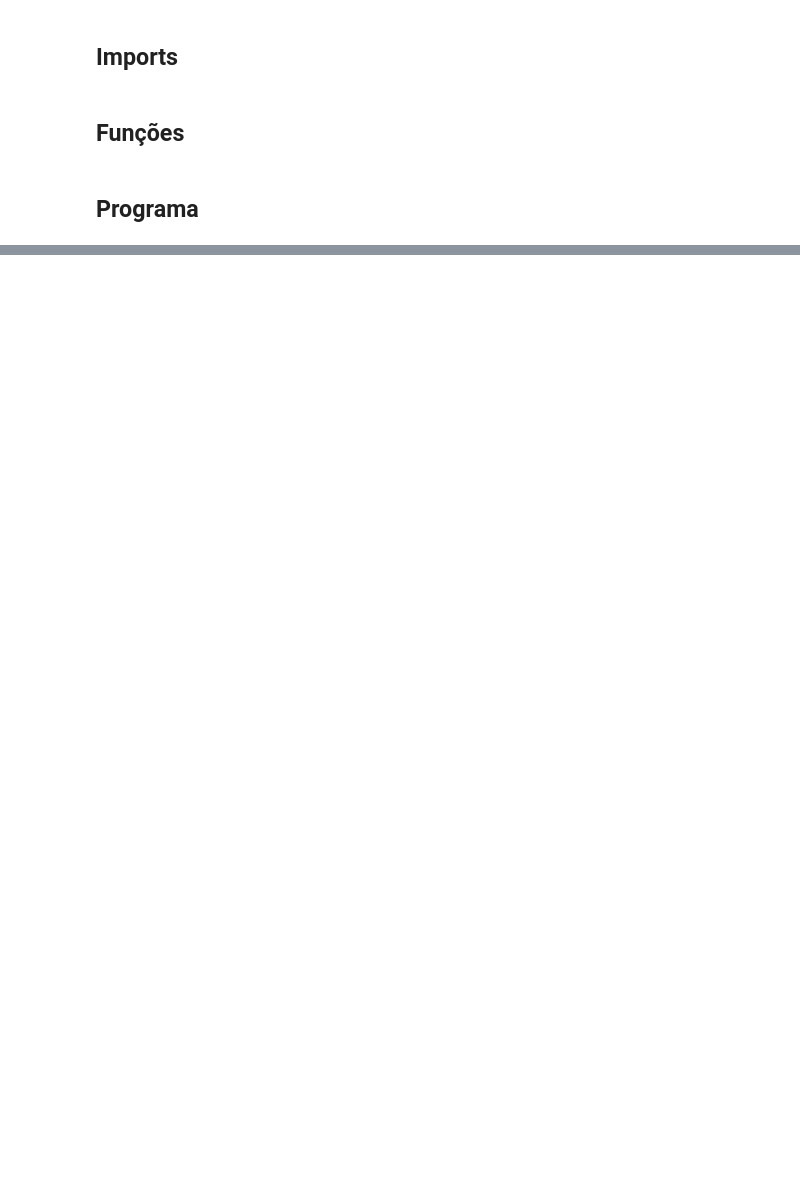
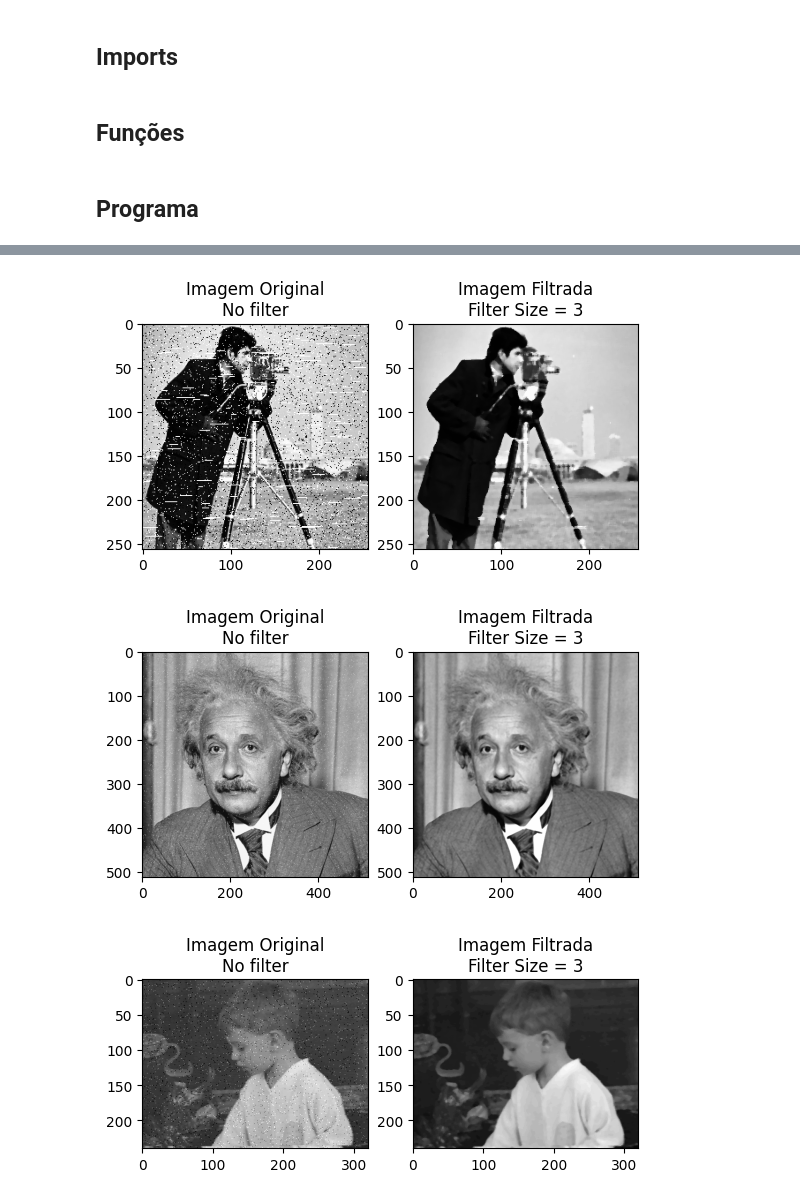
Before and after one commit to KelvenVS/ATV-FM-749422, a Jupyter notebook: medianFilter.ipynb, the cells around one changed output, grey strips where cells are left out. Saved outputs shown, nothing was run; the diff lists cells and outputs as text; code cells hidden in the pictures; blank space fills up the shorter version.

```diff
--- a/medianFilter.ipynb
+++ b/medianFilter.ipynb
@@ -106,24 +107,3 @@ def apply_median_filter_1d(image_path, filter_size=9):
             output_image[i, j] = np.median(vizinhos)
 
     return output_image
-# %%
-def plot_single_image_median_filter(paramMedian, pasteofile='pgm/'):
-    # Percorre os arquivos na pasta pgm/
-    # Executa as funções
-    # Plota os resultados
-
-    for file in os.listdir(pasteofile):
-        fileToFilter = pasteofile + file
-        imagemFiltered = apply_median_filter_1d(fileToFilter,paramMedian)
-
-        #Plota a imagem original
-        plt.subplot(1,2,1)
-        plt.title(f'Imagem Original\nNo filter')
-        renderPGM(fileToFilter)
-
-        #Plot a imagem Filtrada
-        plt.subplot(1,2,2)
-        plt.title(f'Imagem Filtrada\nFilter Size = {paramMedian}')
-        renderPGM(imagemFiltered)
-
-        plt.show()
@@ -180,0 +260,7 @@ plot_single_image_median_filter(3)
+# %%
+# Plot das imagens unicos
+plot_single_image_median_filter(imgstratadas)
+# %% [output]
+[figure, added]
+[figure, added]
+[figure, added]
```
Also changed, not shown: parts of 9 cells of this notebook.
